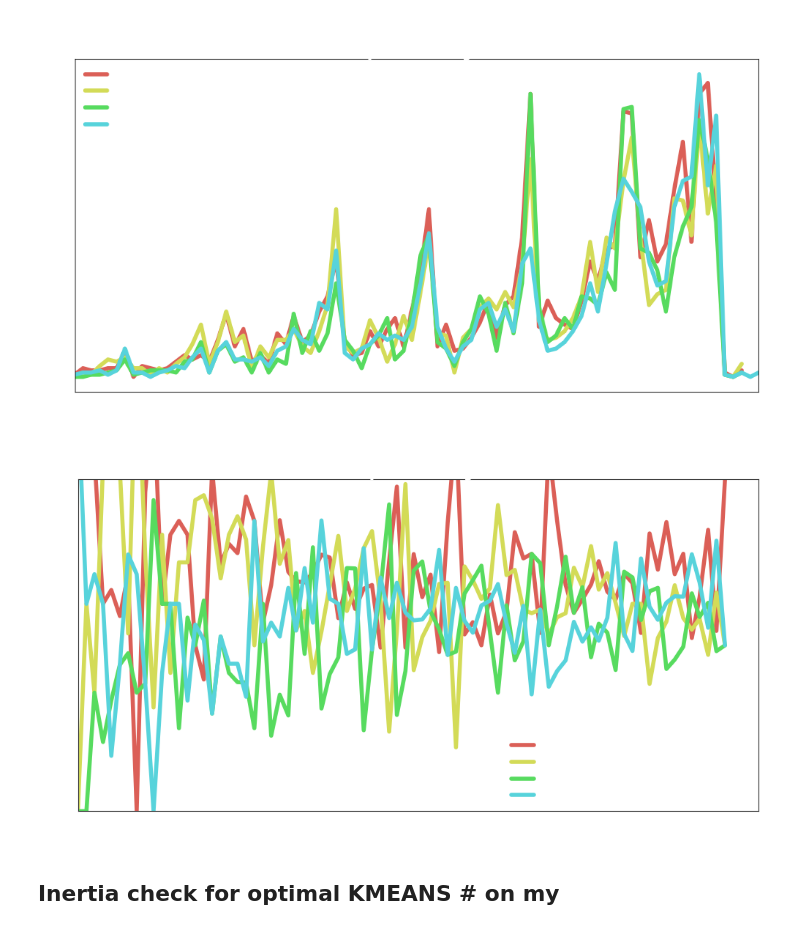
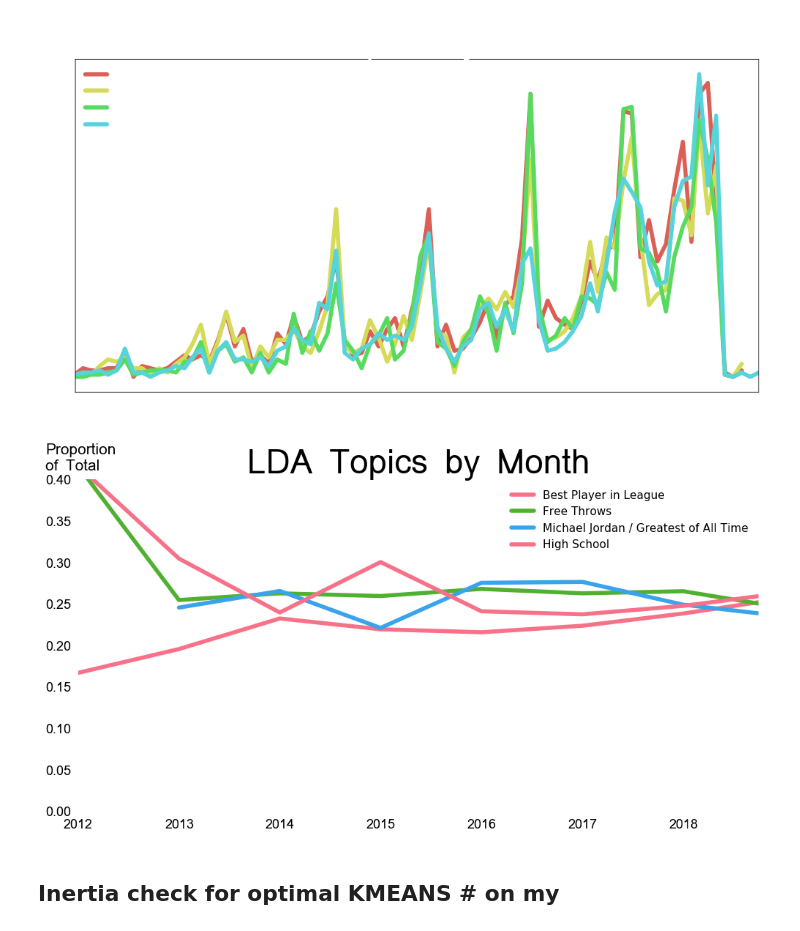
Before and after one commit to spencertollefson/lebron_james_nlp, a Jupyter notebook: plot_creation_notebook.ipynb, the cells around one changed output. Saved outputs shown, nothing was run; the diff lists cells and outputs as text; code cells hidden in the pictures.

Commit message:
final tweaks and touches (for now). added dark background images

```diff
--- a/plot_creation_notebook.ipynb
+++ b/plot_creation_notebook.ipynb
@@ -48,6 +48,9 @@ lda_W = joblib.load(f'{model_dir}/lda_W.joblib')
 df = joblib.load('data/clean/clean_df.joblib')
 df = df.loc[df.body != 'full quote', :] # drop the 'full quote' only comment
 df = df[~df.body.str.contains("streamable mirror")] # Drop twitter bot comments
+# %%
+lda_topics_df = joblib.load(f'{model_dir}/test_lda_topics_df.joblib')
+lda_W = joblib.load(f'{model_dir}/test_lda_W.joblib')
 # %% [markdown]
 # Plot Functions
 # %%
@@ -390,26 +393,26 @@ def cluster_norm_by_time(df, cluster_col, time_col, time_chunk,
         plt.plot(df_master[time_col], df_master['ratio'], linewidth=4)
 
     yfont_labels = {'fontname':'Umpush',
-             'color':'white',
+             'color':'black',
              'ha':'left',
              'verticalalignment':'top',
              'size': 15}
 
     xfont_labels = {'fontname':'Umpush',
-             'color':'white',
+             'color':'black',
              'size': 13}
 
     yfont_ticks = {'fontname':'Umpush',
-             'color':'white',
+             'color':'black',
              'size': 13}
 
     xfont_ticks = {'fontname':'Umpush',
-             'color':'white',
+             'color':'black',
              'size': 13}
 
 
     titlefont = {'fontname':'Umpush',
-             'color':'white',
+             'color':'black',
              'size': 33}
 
     legendfont = {#'fontname':'Umpush',
@@ -421,37 +424,38 @@ def cluster_norm_by_time(df, cluster_col, time_col, time_chunk,
 
     leg = plt.legend(labels=cluster_labels, loc='best', **legendfont)
     for text in leg.get_texts():
-        plt.setp(text, color = 'w')
+        plt.setp(text, color = 'black')
     plt.title('LDA Topics by Month', **titlefont)
     plt.xticks(**xfont_ticks)
     plt.yticks(**yfont_ticks)
     plt.ylabel('Proportion\nof Total', y=1.110,
                rotation=0, labelpad = 0, **yfont_labels)
     plt.xlabel('',**yfont_labels)
     plt.xlim(datetime.date(2012, 1, 1), datetime.date(2018, 9, 29))
     plt.ylim(ymin=0, ymax=0.40)
+    sns.despine(left=True, bottom=True)
 
     return plt
 
 cluster_names = [#'Miami Heat',
                 'Best Player in League',# 'East Conference / Cavs', 'Reg Season',
                 'Free Throws', 'Michael Jordan / Greatest of All Time', 'High School',
                 #'Defense and Offense', 'Watch him / fan perspective / hear him', 'Flop/Criticism', 'Stats / Triple Doubles'
                 ]
 cluster_nums = [ #0,
                 3,
                 #4, 5,
                 6, 8, 10,
                 #11, 12, 13, 14
                 ]
 plot_lda_df = lda_topics_df[lda_topics_df['topics'].isin(cluster_nums)]
 
-fig = cluster_norm_by_time(plot_lda_df, 'topics', 'time', 'M',
+fig = cluster_norm_by_time(plot_lda_df, 'topics', 'time', 'Y',
                            cluster_names, cluster_nums, filename='lda_cluster_proportion.png')
 
-fig.savefig(f'{savedir}/monthly_lda_cluster_proportion.png', format='png', dpi=300, bbox_inches='tight', transparent=True)
+fig.savefig(f'{savedir}/black_yearly_lda_cluster_proportion.png', format='png', dpi=300, bbox_inches='tight', transparent=True)
 # %% [output]
-[figure, old version]
+[figure, new version]
 # %% [markdown]
 ## Inertia check for optimal KMEANS # on my
 # %%
```
Also changed, not shown: parts of 9 cells of this notebook, 9 other files.
